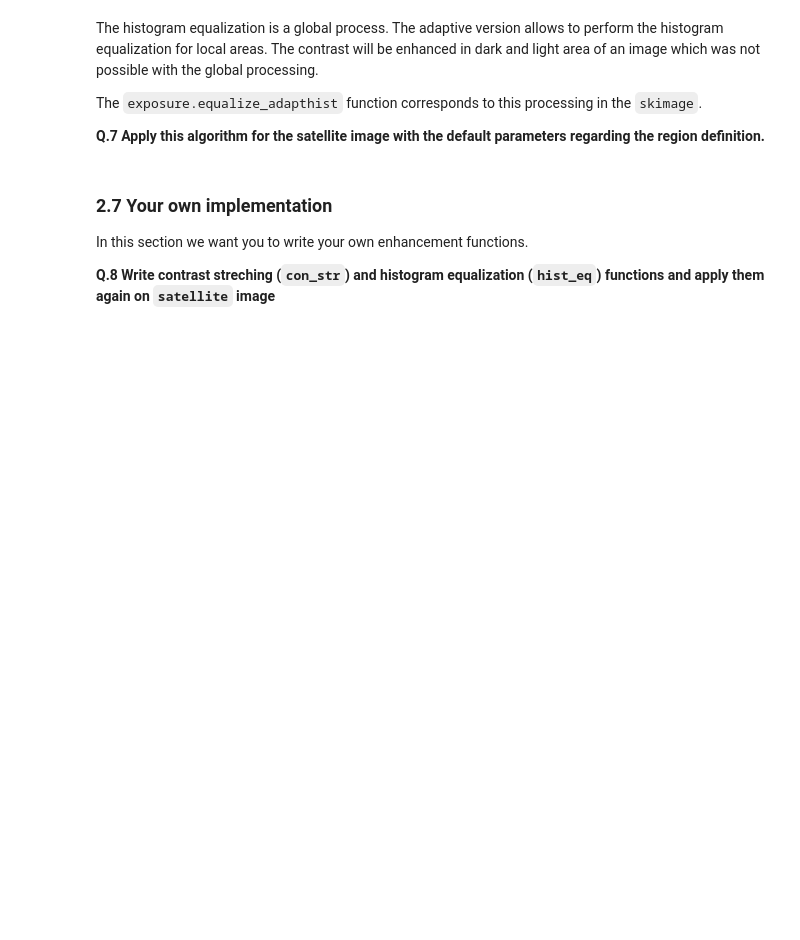
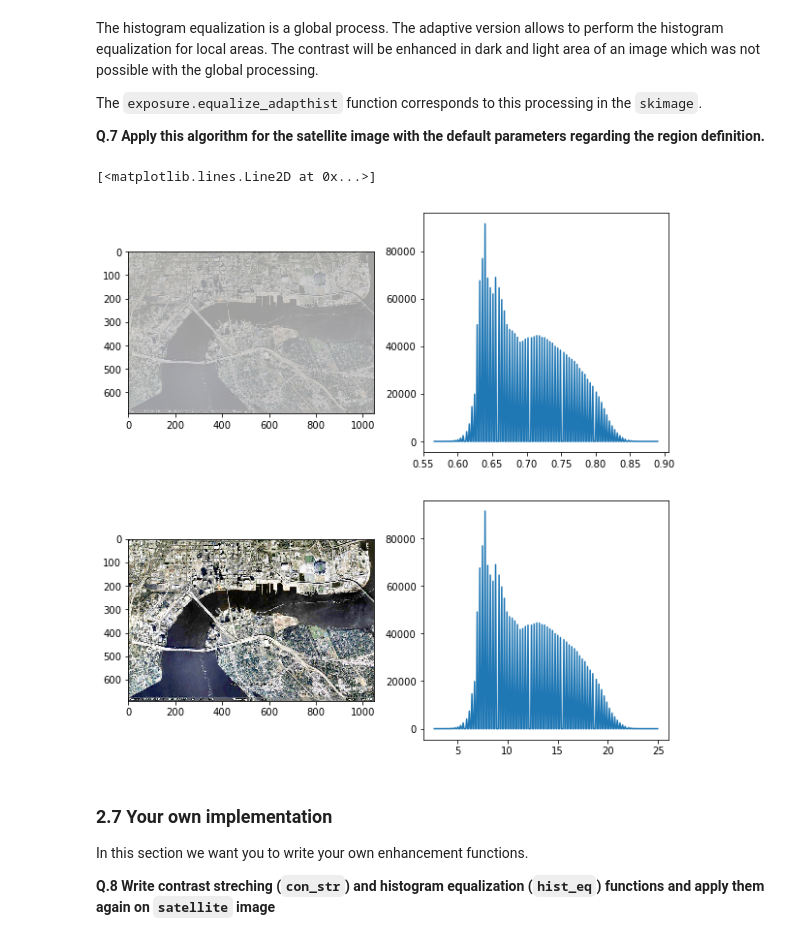
Before and after one commit to auramma/B31XB-IIP-TP-1718, a Jupyter notebook: 2-image-enhancement/2-enhancement.ipynb, the cells around one changed output. Drawn from its saved outputs; the diff is of its cells as text; code cells hidden in the pictures; blank space fills up the shorter version.

```diff
--- a/2-image-enhancement/2-enhancement.ipynb
+++ b/2-image-enhancement/2-enhancement.ipynb
@@ -246,6 +278,23 @@ The histogram equalization is a global process. The adaptive version allows to p
 The `exposure.equalize_adapthist` function corresponds to this processing in the `skimage`.
 
 **Q.7 Apply this algorithm for the satellite image with the default parameters regarding the region definition.**
+# %%
+#Applying AHE function
+sat_ahe=exposure.equalize_adapthist(sat_float,3)
+bins, bins2=np.histogram(sat_ahe, 256)
+
+
+#Plots
+fig, axes = plt.subplots(nrows=2, ncols=2, figsize=(10, 10))
+ax0, ax1, ax2, ax3 = axes.ravel()
+ax0.imshow(sat_float)
+bins, bins2=np.histogram(sat_float, 256)
+ax1.plot(bins2[1:],bins)
+ax2.imshow(sat_eq)
+ax3.plot(bins_c[1:],bins)
+# %% [output]
+[<matplotlib.lines.Line2D at 0x...>]
+[figure, added]
 # %% [markdown]
 ### 2.7 Your own implementation
 In this section we want you to write your own enhancement functions.
```
Also changed, not shown: parts of 3 cells of this notebook.
